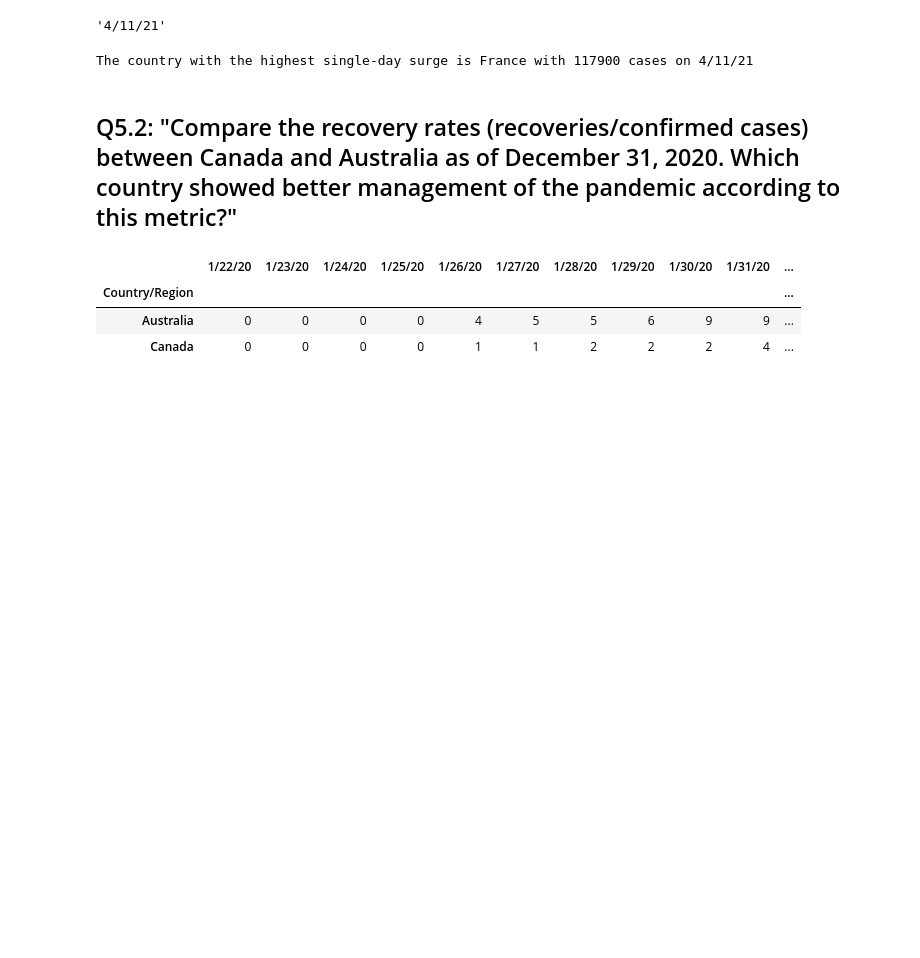
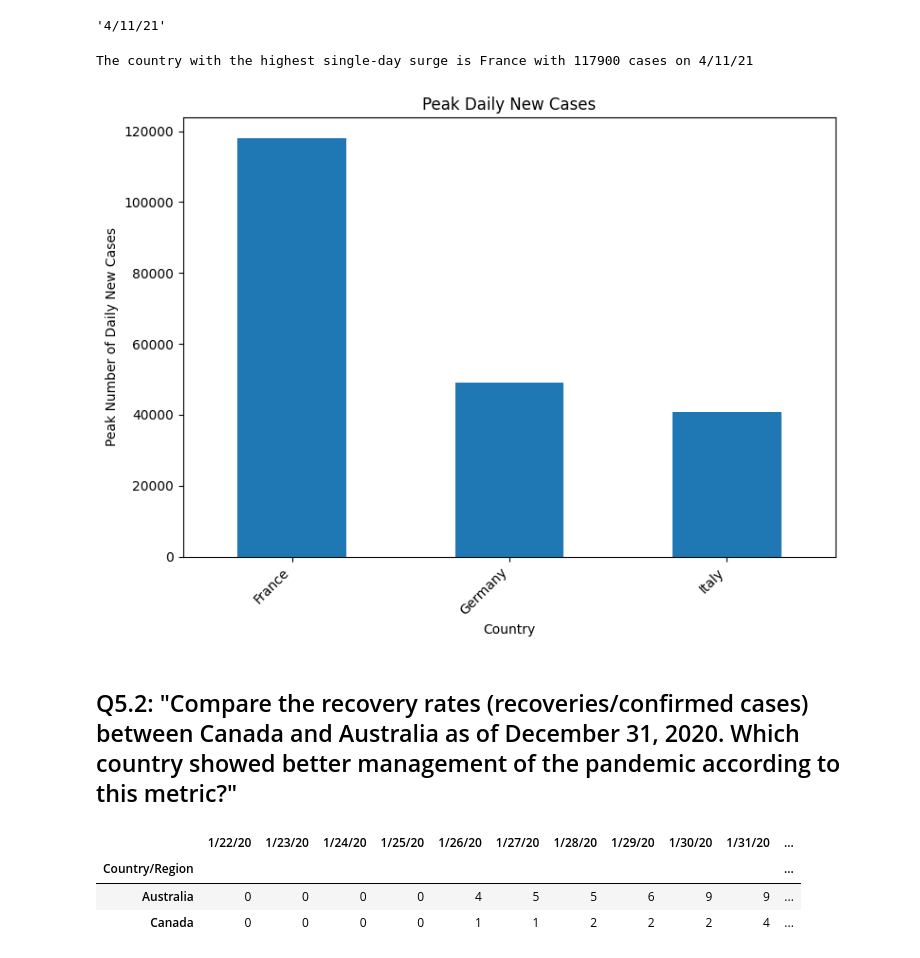
Before and after one commit to artech-0/covid-19-pandas-case-study, a Jupyter notebook: Covid_19_case_study_June_2025.ipynb, the cells around one changed output. Saved outputs shown, nothing was run; the diff lists cells and outputs as text; code cells hidden in the pictures; blank space fills up the shorter version.

```diff
--- a/Covid_19_case_study_June_2025.ipynb
+++ b/Covid_19_case_study_June_2025.ipynb
@@ -655,6 +655,16 @@ daily_new_cases_df.loc[peak_daily_cases_df[selected_countries].idxmax(),:].idxma
 print(f"The country with the highest single-day surge is {peak_daily_cases_df[selected_countries].idxmax()} with {peak_daily_cases_df[selected_countries].max()} cases on {daily_new_cases_df.loc[peak_daily_cases_df[selected_countries].idxmax(),:].idxmax()}")
 # %% [output]
 The country with the highest single-day surge is France with 117900 cases on 4/11/21
+# %%
+fig_q5_1, ax_q5_1 = plt.subplots(figsize=(8, 6))
+peak_daily_cases_df.loc[selected_countries].sort_values(ascending=False).plot(kind='bar', ax=ax_q5_1)
+ax_q5_1.set_title('Peak Daily New Cases')
+ax_q5_1.set_xlabel('Country')
+ax_q5_1.set_ylabel('Peak Number of Daily New Cases')
+plt.xticks(rotation=45, ha='right')
+plt.tight_layout()
+# %% [output]
+[figure, added]
 # %% [markdown]
 ## Q5.2: "Compare the recovery rates (recoveries/confirmed cases) between Canada and Australia as of December 31, 2020. Which country showed better management of the pandemic according to this metric?"
 # %%
```
Also changed, not shown: parts of 7 cells of this notebook.
